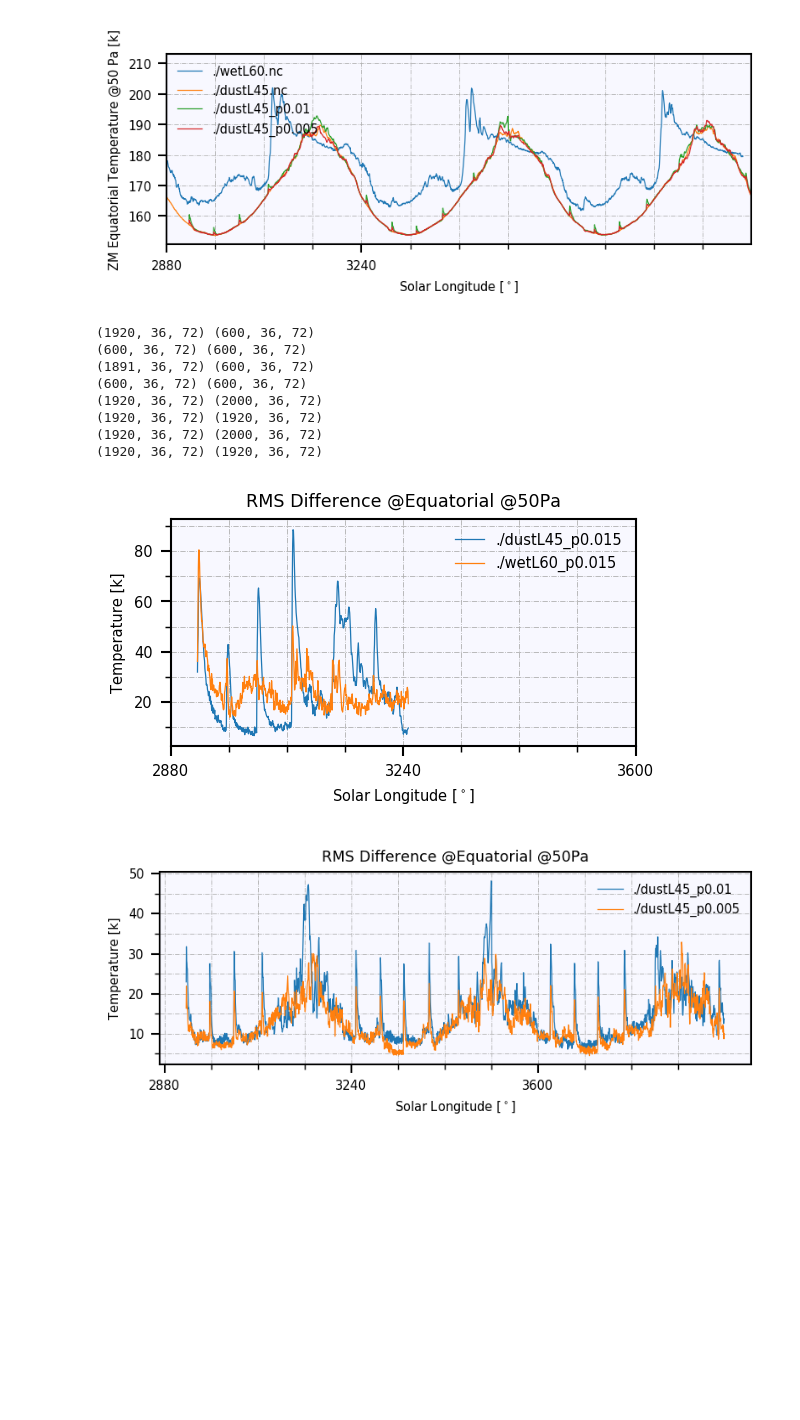
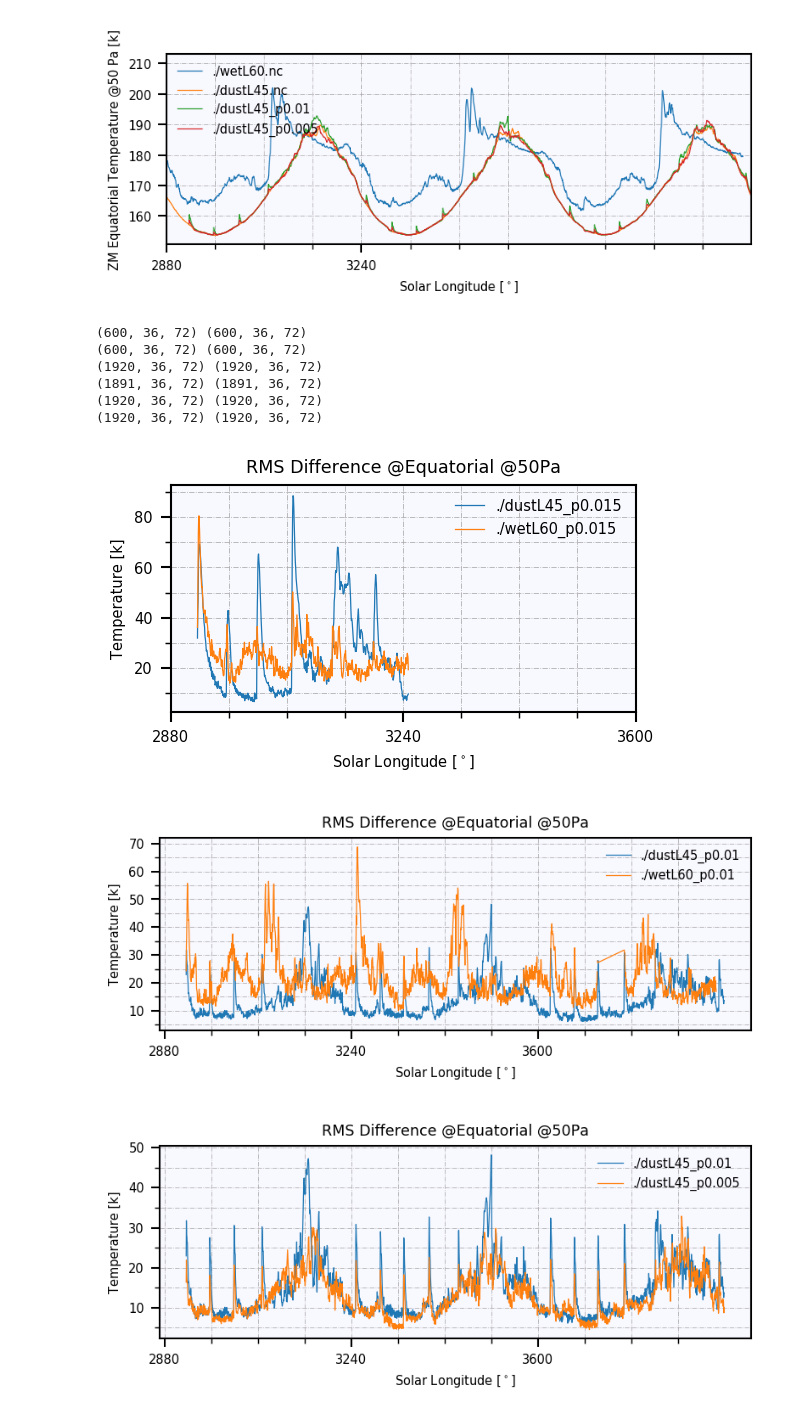
Before and after one commit to sokvisal/marswrf, a Jupyter notebook: model_comparison.ipynb, the cells around one changed output. Drawn from its saved outputs; the diff is of its cells as text; code cells hidden in the pictures; blank space fills up the shorter version.

```diff
--- a/model_comparison.ipynb
+++ b/model_comparison.ipynb
@@ -145,34 +146,27 @@ def rmsTimeseries(rawfiledir, pertfiledir, pert):
     ls = data.variables['LS'][:]
     ls = yearly_ls(ls)
     tsk = data.variables['T50Pa'][:]#[:,17:20].mean(axis=2).mean(axis=1)
-#     psfc = data.variables['PSFC'][:]
-#     zmT = data.variables['T'][:][:,25:30].mean(axis=1)
 
     data = Dataset(pertfiledir,'r')
     lsp = data.variables['LS'][:]
     lsp = yearly_ls(lsp) + 2880
     tskp = data.variables['T50Pa'][:]#[:,17:20].mean(axis=2).mean(axis=1)
-#     psfcp = data.variables['PSFC'][:]
-#     zmTp = data.variables['T'][:][:,25:30].mean(axis=1)
 
+    # accounting for discontinuity in LS and adding np.nan to fill the discontinuity
     if np.where(np.diff(np.diff(lsp))>1)[0]:
         disCon = int(np.where(np.diff(np.diff(lsp))>1)[0][0])
         lsp = lsp.tolist()
         lsp[disCon:disCon] = np.empty((100))*np.nan
         lsp =  np.array(lsp)
 
-#         tskp.tolist()
         tmp = tskp[:disCon]
         tskp = np.concatenate((tmp, np.empty((100,36,72))*np.nan, tskp[disCon:]), axis=0)
-#         tskp[disCon:disCon,:,:] = np.empty((100,36,72))*np.nan
-#         tskp =  np.array(tskp)
 
     idx = np.where(ls == lsp[0])[0][0]
     ls = ls[idx:]
     tsk = tsk[idx:]
 
-    print (tsk.shape,tskp.shape)
-
+    # adjusting for when ls is starting in data set
     if ls.shape > lsp.shape:
         idx2 = np.where(ls==lsp[-1])[0][0]
         ls = ls[:idx2+1]
@@ -184,37 +178,43 @@ def rmsTimeseries(rawfiledir, pertfiledir, pert):
         lsp = lsp[:idx2+1]
     print (tsk.shape,tskp.shape)
 
+    # calculating rms
     equatorial_rms = np.sqrt(np.abs(tsk**2-tskp**2))[:,17:20].mean(axis=2).mean(axis=1)
 
     plot(lsp, equatorial_rms, label=pertfiledir.replace('.nc',''))
     title("RMS Difference @Equatorial @50Pa")
     ylabel("Temperature [k]")
     xlabel("Solar Longitude [$^\circ$]")
 
     xticks(major_ticks)
     ax.yaxis.set_minor_locator(AutoMinorLocator(2))
     ax.xaxis.set_minor_locator(AutoMinorLocator(4))
     ax.grid(True, which='both')
     legend()
 
 fig, ax = plt.subplots(figsize=(4,2))
 rmsTimeseries('./dustL45.nc', './dustL45_p0.015.nc', "0.01")
 rmsTimeseries('./wetL60.nc', './wetL60_p0.015.nc', "0.015")
 
-fig, ax = plt.subplots(figsize=(6,2))
+# fig, ax = plt.subplots(figsize=(6,2))
 with PdfPages('rms_difference.pdf') as pdFigures:
+    fig, ax = plt.subplots(figsize=(6,2))
+    rmsTimeseries('./dustL45.nc', './dustL45_p0.01.nc', "0.01")
+    rmsTimeseries('./wetL60.nc', './wetL60_p0.01.nc', "0.01")
+    plt.savefig(pdFigures,  format='pdf', bbox_inches='tight', dpi=400)
+
+    fig, ax = plt.subplots(figsize=(6,2))
     rmsTimeseries('./dustL45.nc', './dustL45_p0.01.nc', "0.01")
     rmsTimeseries('./dustL45.nc', './dustL45_p0.005.nc', "0.015")
     plt.savefig(pdFigures,  format='pdf', bbox_inches='tight', dpi=400)
 # %% [output]
-(1920, 36, 72) (600, 36, 72)
 (600, 36, 72) (600, 36, 72)
-(1891, 36, 72) (600, 36, 72)
 (600, 36, 72) (600, 36, 72)
-(1920, 36, 72) (2000, 36, 72)
 (1920, 36, 72) (1920, 36, 72)
-(1920, 36, 72) (2000, 36, 72)
+(1891, 36, 72) (1891, 36, 72)
 (1920, 36, 72) (1920, 36, 72)
+(1920, 36, 72) (1920, 36, 72)
 [figure]
-[figure, old version]
+[figure, new version]
+[figure, added]
 # %%
```
Also changed, not shown: parts of 3 cells of this notebook.
